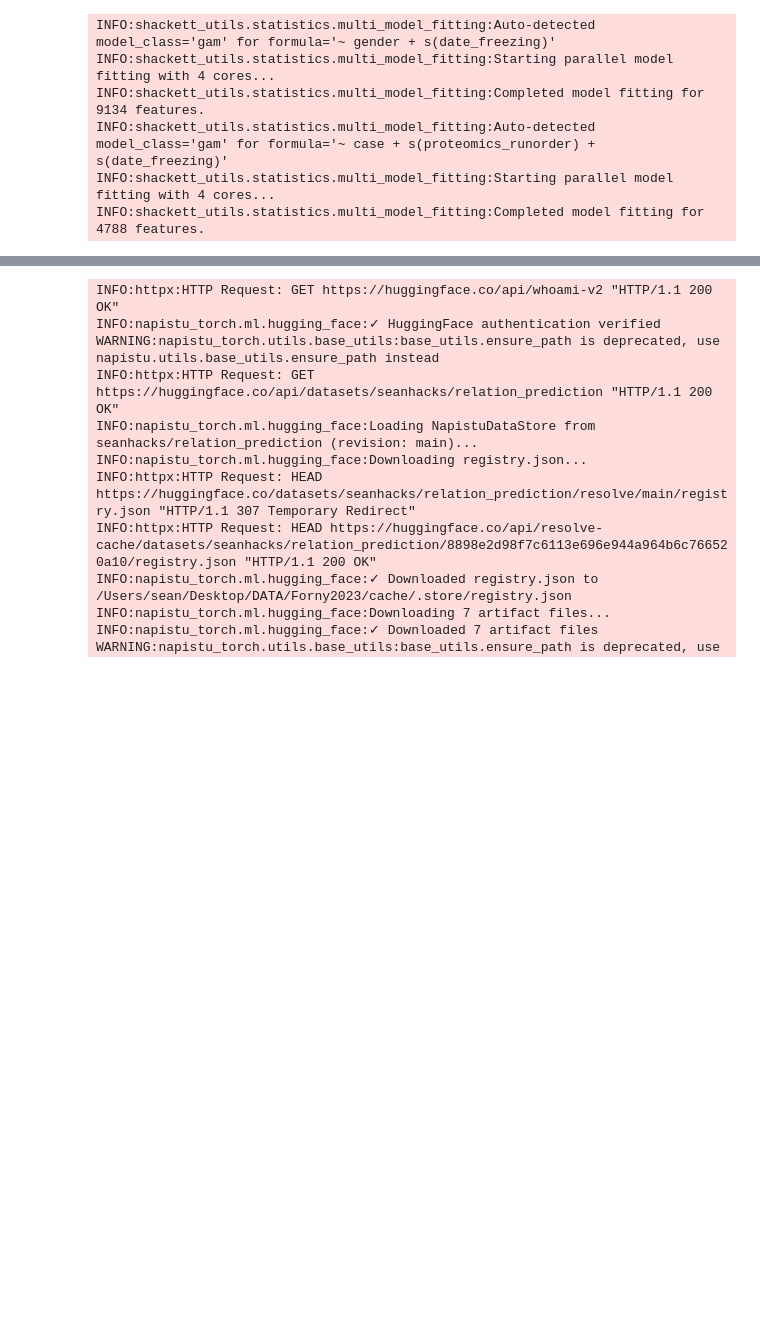
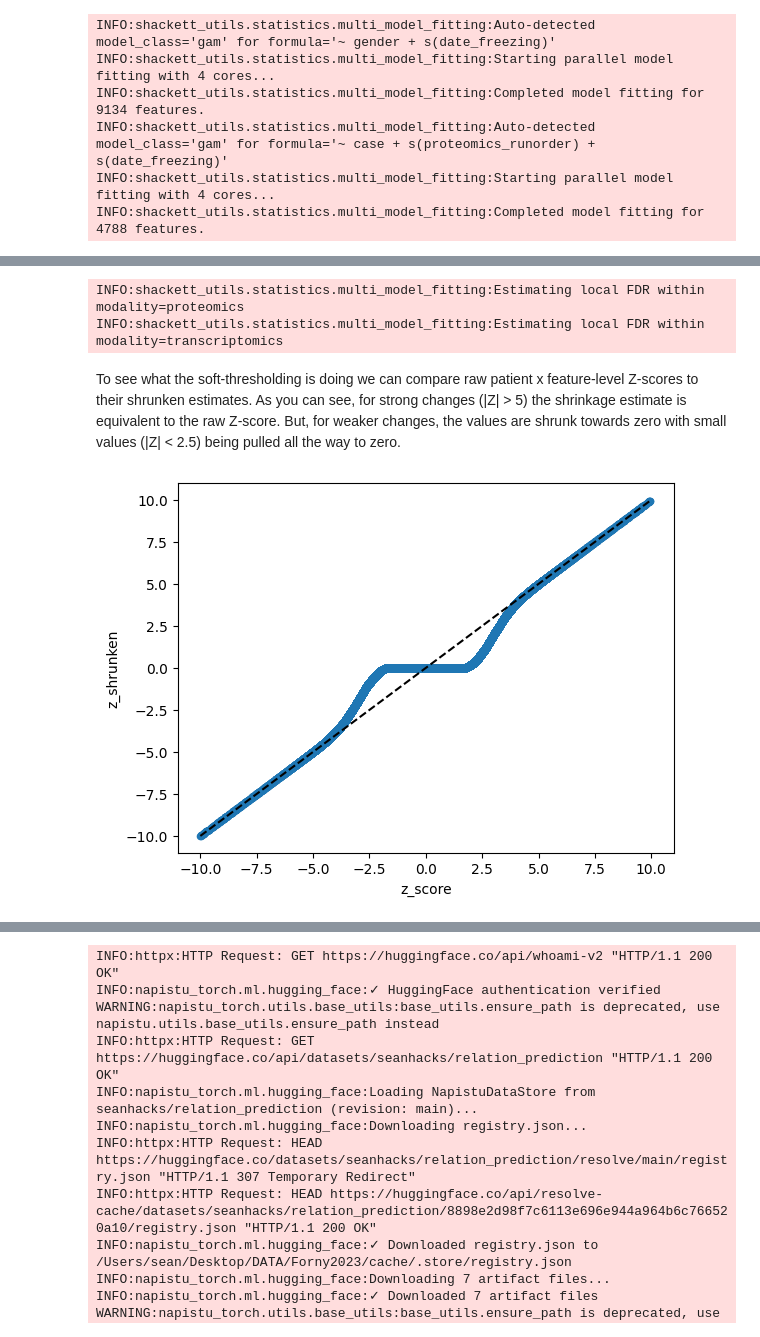
Before and after one commit to napistu/napistu-scrapyard, a Jupyter notebook: applications/forny_2023/predict_driver_mutations.ipynb, the cells around one changed output, grey strips where cells are left out. Cells and saved outputs as stored; diff of their text form; code cells hidden in the pictures; blank space fills up the shorter version.

```diff
--- a/applications/forny_2023/predict_driver_mutations.ipynb
+++ b/applications/forny_2023/predict_driver_mutations.ipynb
@@ -321,0 +566,28 @@ INFO:shackett_utils.statistics.multi_model_fitting:Completed model fitting for 4
+# %%
+# merge the summaries into a single DataFrame
+combined_summaries = merge_modality_summaries(modality_statistics, modality_nlog10_pvalues)
+derived_summaries = (
+    add_lfdr(combined_summaries, grouping_vars = ["modality"])
+    .assign(
+        nlog10_lfdr = lambda x: -np.log10(x["lfdr"]),
+        nlog10_pvalue_shrunken = lambda x: x["nlog10_pvalue"] * (1-x["lfdr"]),
+        z_shrunken = lambda x: x["z_score"] * (1-x["lfdr"]),
+        abs_z_shrunken = lambda x: np.abs(x["z_shrunken"])
+    )
+)
+# %% [output]
+INFO:shackett_utils.statistics.multi_model_fitting:Estimating local FDR within modality=proteomics
+INFO:shackett_utils.statistics.multi_model_fitting:Estimating local FDR within modality=transcriptomics
+# %% [markdown]
+To see what the soft-thresholding is doing we can compare raw patient x feature-level Z-scores to their shrunken estimates. As you can see, for strong changes (|Z| > 5) the shrinkage estimate is equivalent to the raw Z-score. But, for weaker changes, the values are shrunk towards zero with small values (|Z| < 2.5) being pulled all the way to zero.
+# %%
+Z_BOUND = 10
+
+(
+    derived_summaries.query(f"abs(z_score) < {Z_BOUND}")
+    .plot(x = "z_score", y = "z_shrunken", kind = "scatter")
+)
+plt.plot([-1*Z_BOUND, Z_BOUND], [-1*Z_BOUND, Z_BOUND], color = "black", linestyle = "--")
+plt.show()
+# %% [output]
+[figure, added]
```
Also changed, not shown: parts of 45 cells of this notebook, 1 other file.
